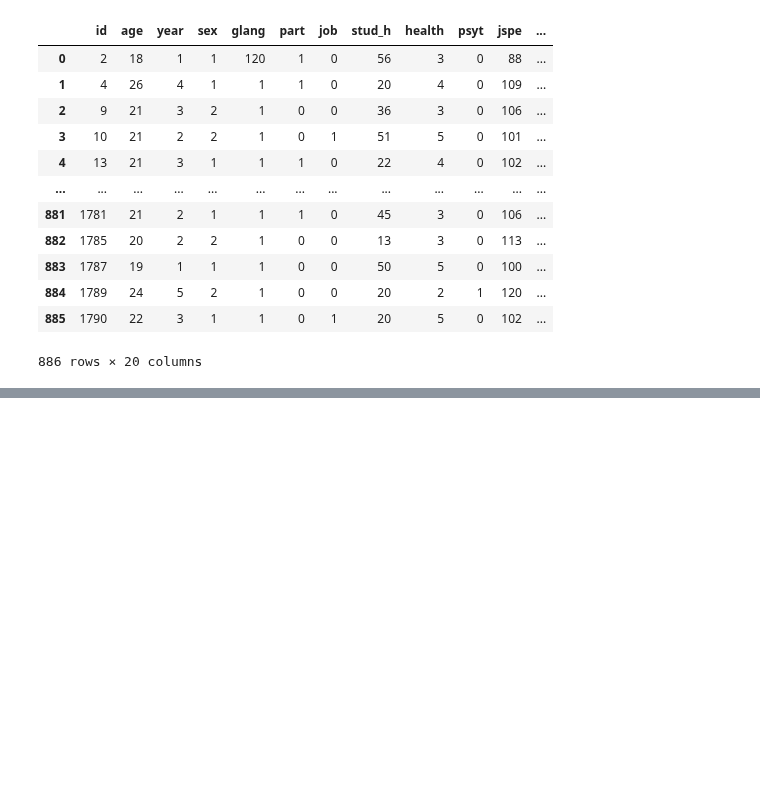
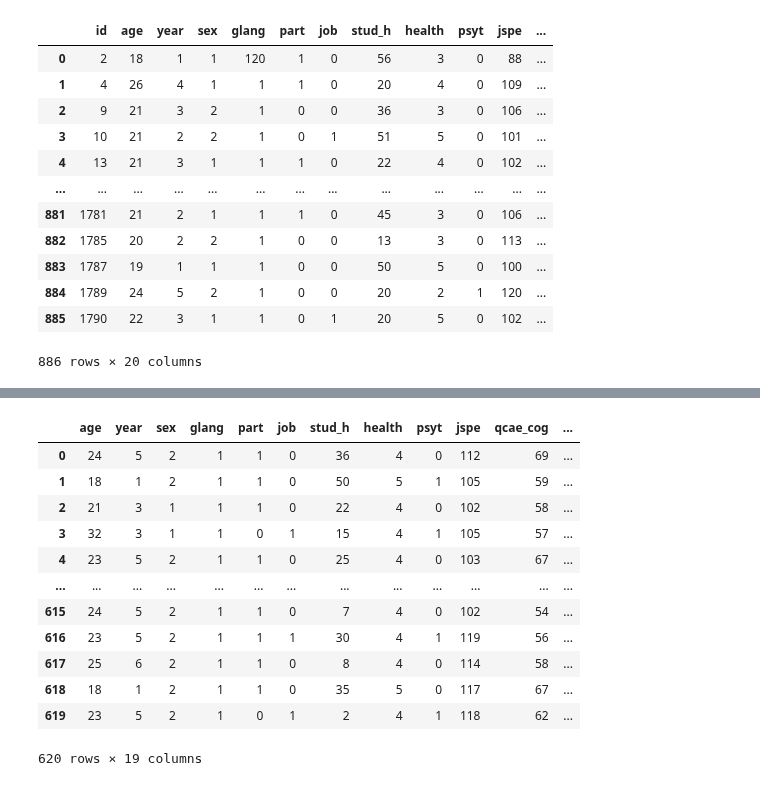
Before and after one commit to DCC-UAB/ACproject-07, a Jupyter notebook: codi/lecturaFitxer.ipynb, the cells around one changed output, grey strips where cells are left out. Drawn from its saved outputs; the diff is of its cells as text; code cells hidden in the pictures; blank space fills up the shorter version.

```diff
--- a/codi/lecturaFitxer.ipynb
+++ b/codi/lecturaFitxer.ipynb
@@ -46,6 +46,4 @@ df_students.isnull().sum() # Veiem que no tenim valors null en aquest dataset
 # %%
-def lectura_dataset(path, shuffle=False):
-    dataset = pd.read_csv(path, header=0, delimiter=',')
-    if shuffle:
-        dataset = dataset.sample(frac=1).reset_index(drop=True)
+def sampleig_dataset(dataset, frac):
+    dataset = dataset.sample(frac=frac).reset_index(drop=True)
     return dataset
@@ -51,0 +75,16 @@ def lectura_dataset(path, shuffle=False):
+# %%
+stud
+# %% [output]
+|  | age | year | sex | glang | part | job | stud_h | health | psyt | jspe | qcae_cog | ... |
+| 0 | 24 | 5 | 2 | 1 | 1 | 0 | 36 | 4 | 0 | 112 | 69 | ... |
+| 1 | 18 | 1 | 2 | 1 | 1 | 0 | 50 | 5 | 1 | 105 | 59 | ... |
+| 2 | 21 | 3 | 1 | 1 | 1 | 0 | 22 | 4 | 0 | 102 | 58 | ... |
+| 3 | 32 | 3 | 1 | 1 | 0 | 1 | 15 | 4 | 1 | 105 | 57 | ... |
+| 4 | 23 | 5 | 2 | 1 | 1 | 0 | 25 | 4 | 0 | 103 | 67 | ... |
+| ... | ... | ... | ... | ... | ... | ... | ... | ... | ... | ... | ... | ... |
+| 615 | 24 | 5 | 2 | 1 | 1 | 0 | 7 | 4 | 0 | 102 | 54 | ... |
+| 616 | 23 | 5 | 2 | 1 | 1 | 1 | 30 | 4 | 1 | 119 | 56 | ... |
+| 617 | 25 | 6 | 2 | 1 | 1 | 0 | 8 | 4 | 0 | 114 | 58 | ... |
+| 618 | 18 | 1 | 2 | 1 | 1 | 0 | 35 | 5 | 0 | 117 | 67 | ... |
+| 619 | 23 | 5 | 2 | 1 | 0 | 1 | 2 | 4 | 1 | 118 | 62 | ... |
+620 rows × 19 columns
```
Also changed, not shown: parts of 6 cells of this notebook, 2 other files.
